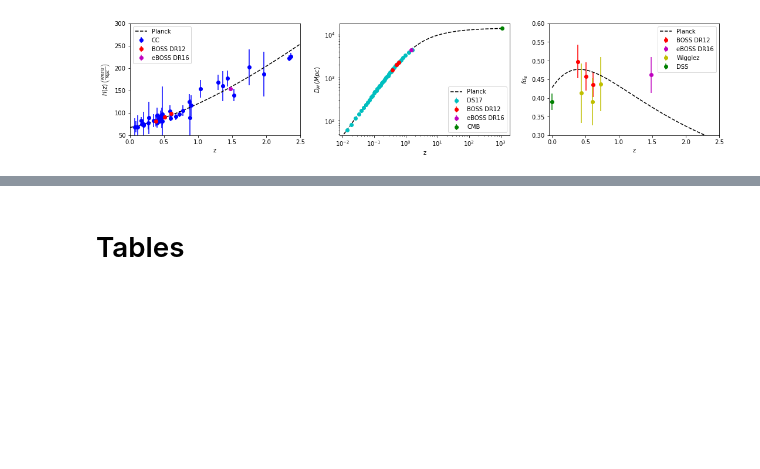
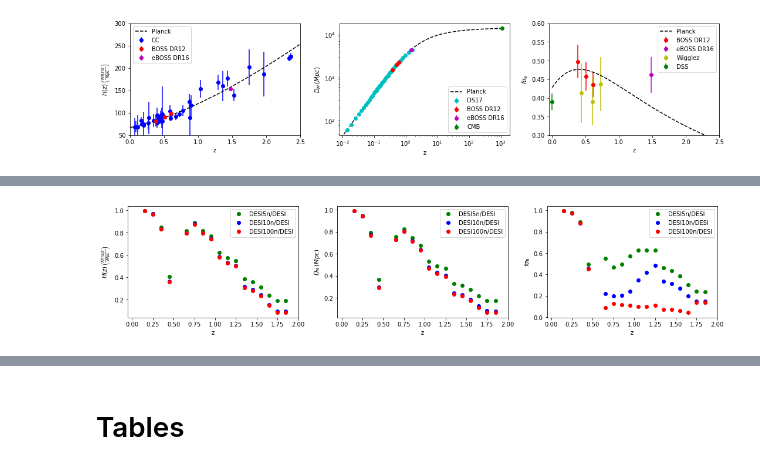
Before and after one commit to JaimeRZP/Growz, a Jupyter notebook: notebooks/plotting_Xi.ipynb, the cells around one changed output, grey strips where cells are left out. Cells and saved outputs as stored; diff of their text form; code cells hidden in the pictures; blank space fills up the shorter version.

```diff
--- a/notebooks/plotting_Xi.ipynb
+++ b/notebooks/plotting_Xi.ipynb
@@ -214,0 +245,39 @@ plt.savefig('/mnt/c/Users/Jaime/Desktop/PhD/gp_figures/data.pdf', bbox_inches='t
+# %%
+fig=plt.figure(figsize=(18,3.5))
+fig.subplots_adjust(wspace=0.23)
+
+ax1 = plt.subplot(131)
+plt.plot(DESI_data['z'], DESI5n_data['H_err']/DESI_data['H_err'], 'go', label='DESI5n/DESI')
+plt.plot(DESI_data['z'], DESI10n_data['H_err']/DESI_data['H_err'], 'bo', label='DESI10n/DESI')
+plt.plot(DESI_data['z'], DESI100n_data['H_err']/DESI_data['H_err'], 'ro', label='DESI100n/DESI')
+# axis labels and title
+plt.xlim(-0.05, 2.)
+plt.xlabel("z")
+plt.ylabel(r"$H(z) \, \left(\frac{Kms/s}{Mpc} \right)$")
+plt.legend();
+
+ax1 = plt.subplot(132)
+#plt.plot(z_planck, Planck['dM_arr'], "k--", label='Planck')
+plt.plot(DESI_data['z'], DESI5n_data['dA_err']/DESI_data['dA_err'], 'go', label='DESI5n/DESI')
+plt.plot(DESI_data['z'], DESI10n_data['dA_err']/DESI_data['dA_err'], 'bo', label='DESI10n/DESI')
+plt.plot(DESI_data['z'], DESI100n_data['dA_err']/DESI_data['dA_err'], 'ro', label='DESI100n/DESI')
+plt.xlabel("z")
+plt.ylabel(r"$D_M$")
+plt.xlim(-0.05, 2)
+plt.ylabel(r"$D_M \, (Mpc)$")
+plt.legend();
+
+ax1 = plt.subplot(133)
+#plt.plot(z_planck, Planck['f_arr']*Planck['s8_arr'], "k--", label='Planck')
+plt.plot(DESI_data['z'], DESI5n_data['fs8_err']/DESI_data['fs8_err'], 'go', label='DESI5n/DESI')
+plt.plot(DESI_data['z'], DESI10n_data['fs8_err']/DESI_data['fs8_err'], 'bo', label='DESI10n/DESI')
+plt.plot(DESI_data['z'], DESI100n_data['fs8_err']/DESI_data['fs8_err'], 'ro', label='DESI100n/DESI')
+plt.xlim(-0.05, 2)
+plt.xlabel("z")
+plt.ylabel(r"$f \sigma_8$")
+plt.legend();
+
+os.remove('/mnt/c/Users/Jaime/Desktop/PhD/gp_figures/data.pdf')
+plt.savefig('/mnt/c/Users/Jaime/Desktop/PhD/gp_figures/data.pdf', bbox_inches='tight', pad_inches=0)
+# %% [output]
+[figure, added]
```
Also changed, not shown: parts of 70 cells of this notebook, 3 other files.
